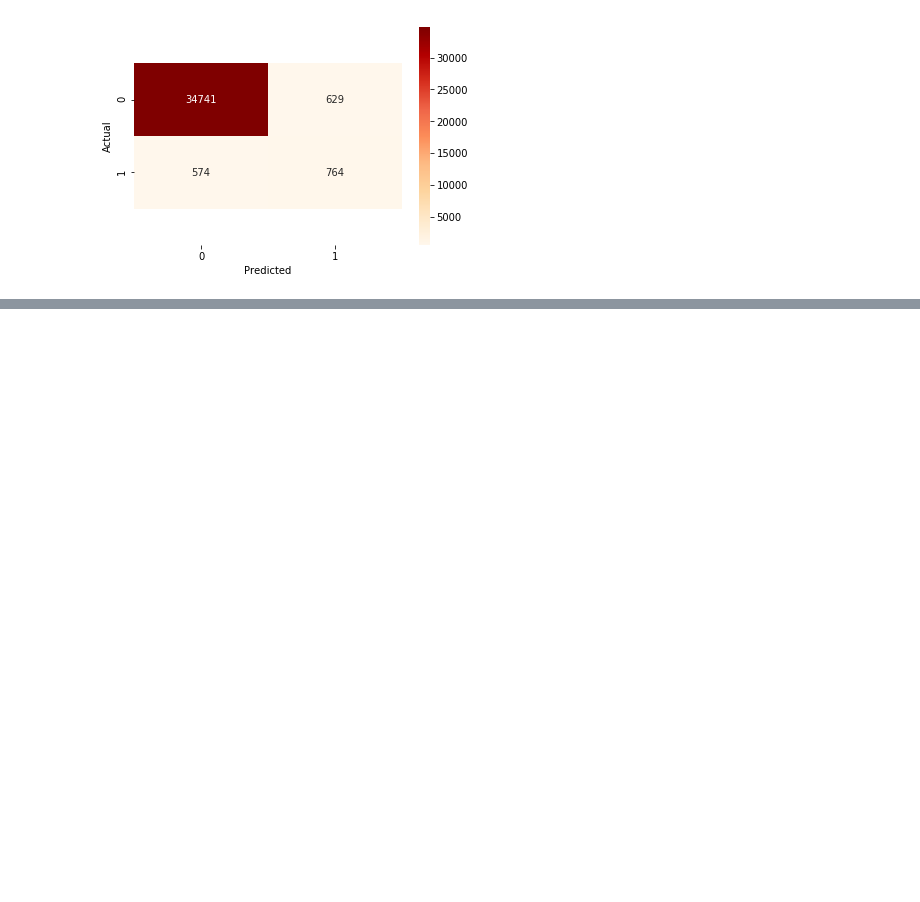
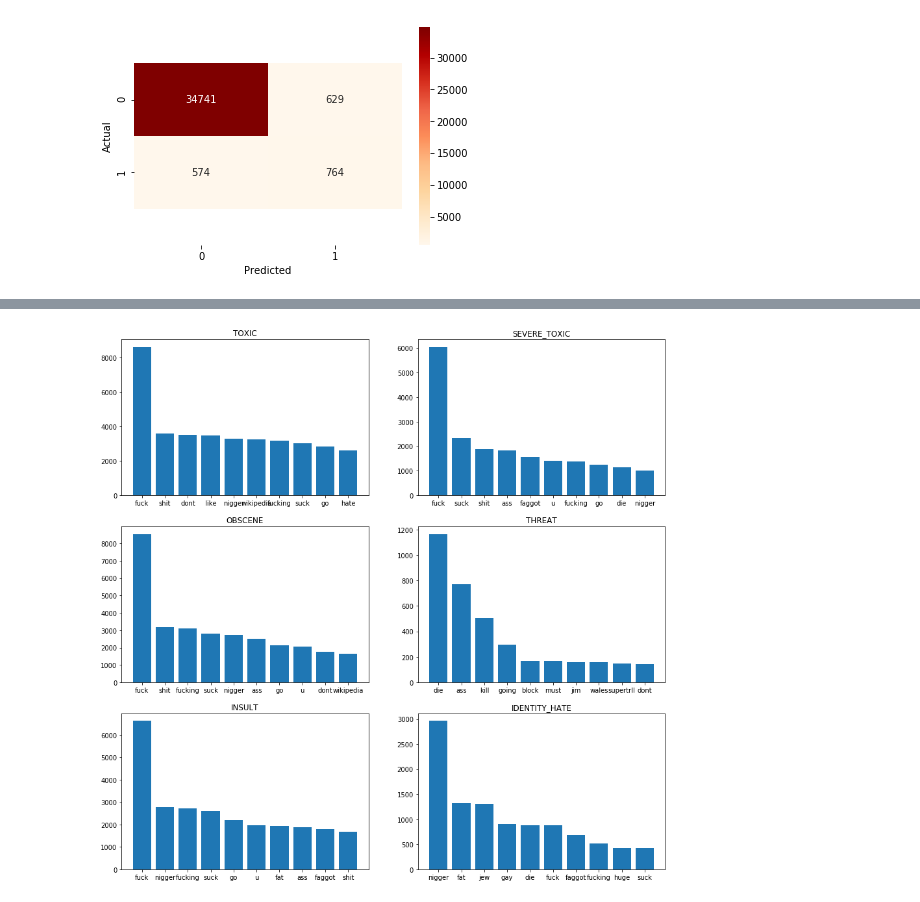
Before and after one commit to peturjokull/Gervigreind-Lokaverkefni, a Jupyter notebook: petur.ipynb, the cells around one changed output, grey strips where cells are left out. Cells and saved outputs as stored; diff of their text form; code cells hidden in the pictures; blank space fills up the shorter version.

```diff
--- a/petur.ipynb
+++ b/petur.ipynb
@@ -87,7 +85,6 @@ from matplotlib.colors import Normalize
 Hér er þá búið að preprocessa textann
 # %%
 def getProcessedText(dataset):
-    x_train = dataset.to_numpy()
     for i in range(len(x_train)):
         x_train[i] = textpreprocess(x_train[i])
     return x_train
@@ -574,0 +509,6 @@ Data = pd.get_dummies(train_data['comment_text'])
+# %%
+# print(original_X_testData[0:len(X_test)][6117])
+tharsem = (np.where(sPredictions == 1)[0])
+for i in tharsem:
+    print(sPredictions.astype(int)[i])
+# print(sPredictions[6117])
@@ -574,0 +565,37 @@ Data = pd.get_dummies(train_data['comment_text'])
+# %%
+# classColNo: number of the column. Toxic:1, Severe_Toxic:2, etc.
+# yValues: all y-values
+# stemming: if True then example "swimming" => "swimg" etc.
+def mostCommonWords(classColNo, yValues,stemming,x_data):
+    class_y_values = yValues[:,classColNo]
+    i_c = np.where(class_y_values == 1)[0]
+    words_in_col = []
+    for i in i_c:
+        for word in str(x_data[i]).split():
+            if stemming is False:
+                words_in_col.append(word)
+            else: words_in_col.append(stemmer.stem(word))
+    word_counter = {}
+    for word in words_in_col:
+        if word in word_counter:
+            word_counter[word] += 1
+        else:
+            word_counter[word] = 1
+
+    filtered = removeStopwords(word_counter)
+
+
+    popular_words = sorted(filtered, key = word_counter.get, reverse = True)[:10]
+    popular_words_count=[]
+    for i in popular_words:
+        popular_words_count.append(word_counter[i])
+    return popular_words, popular_words_count
+# %%
+fig, ((ax1, ax2), (ax3, ax4),(ax5,ax6)) = plt.subplots(3,2, figsize=(15,15))
+ax = [ax1,ax2,ax3,ax4,ax5,ax6]
+for i in range(len(classes)):
+    theWords, theCount = (mostCommonWords(i,yValues,False,x_train))
+    ax[i].bar(theWords,theCount)
+    ax[i].set_title(classes[i].upper())
+# %% [output]
+[figure, added]
```
Also changed, not shown: parts of 26 cells of this notebook.
